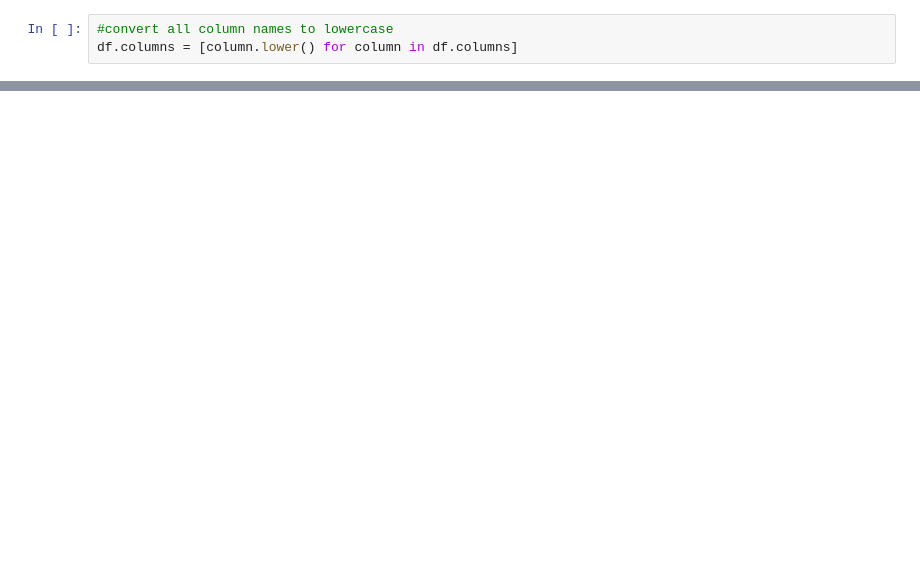
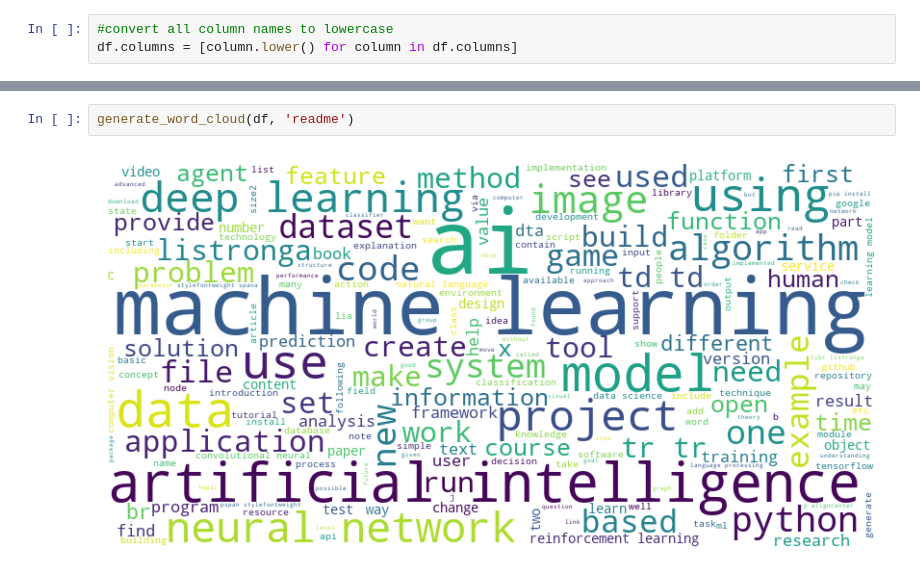
Before and after one commit to TheoandEdwige/git_lingua, a Jupyter notebook: scrapnotebook.ipynb, the cells around one changed output, grey strips where cells are left out. Cells and saved outputs as stored; diff of their text form; blank space fills up the shorter version.

```diff
--- a/scrapnotebook.ipynb
+++ b/scrapnotebook.ipynb
@@ -102,0 +94,4 @@ df.to_csv('gihub_repos.csv', index=False)
+# %%
+generate_word_cloud(df, 'readme')
+# %% [output]
+[figure, added]
```
Also changed, not shown: parts of 20 cells of this notebook, 3 other files.
